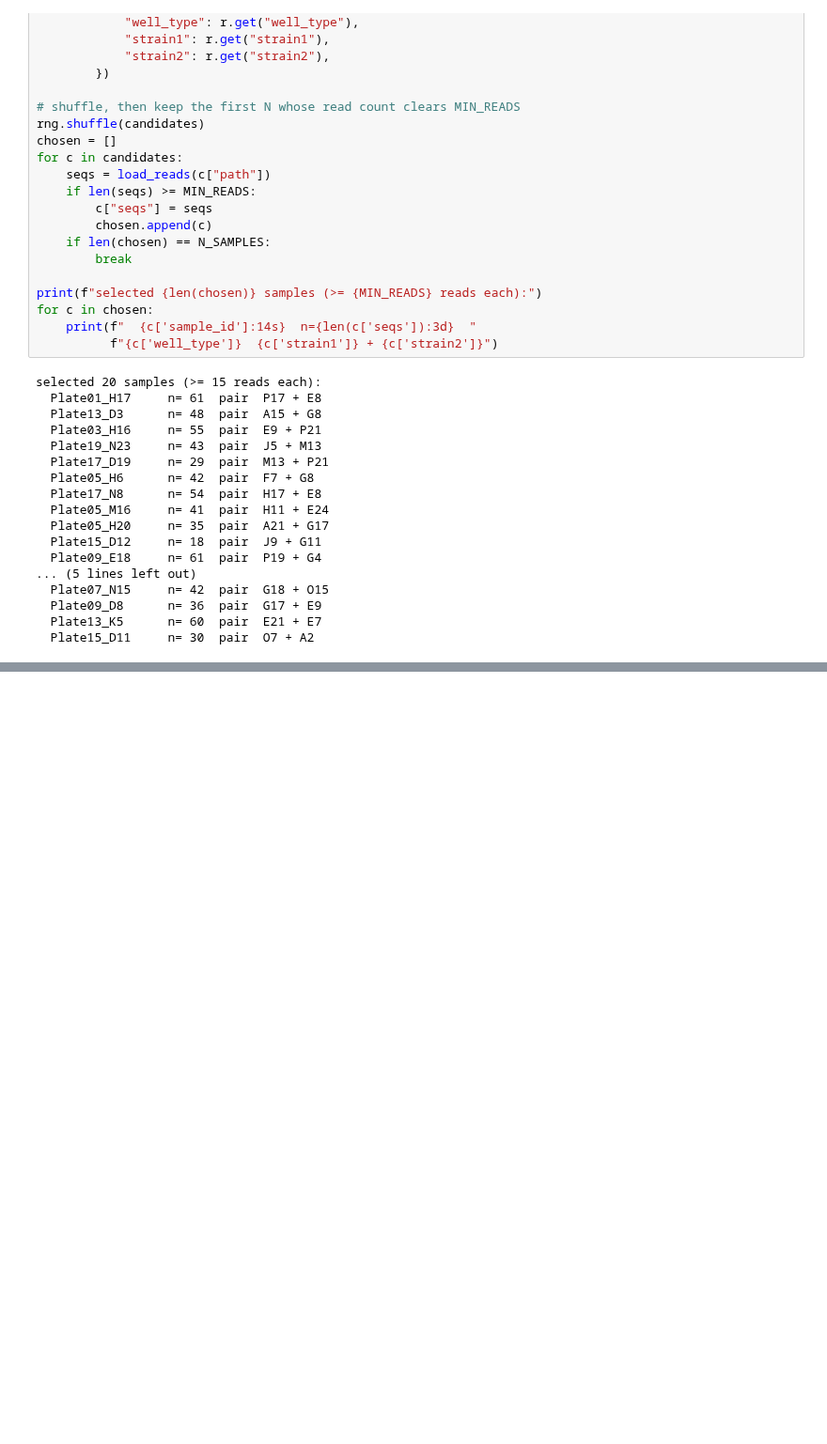
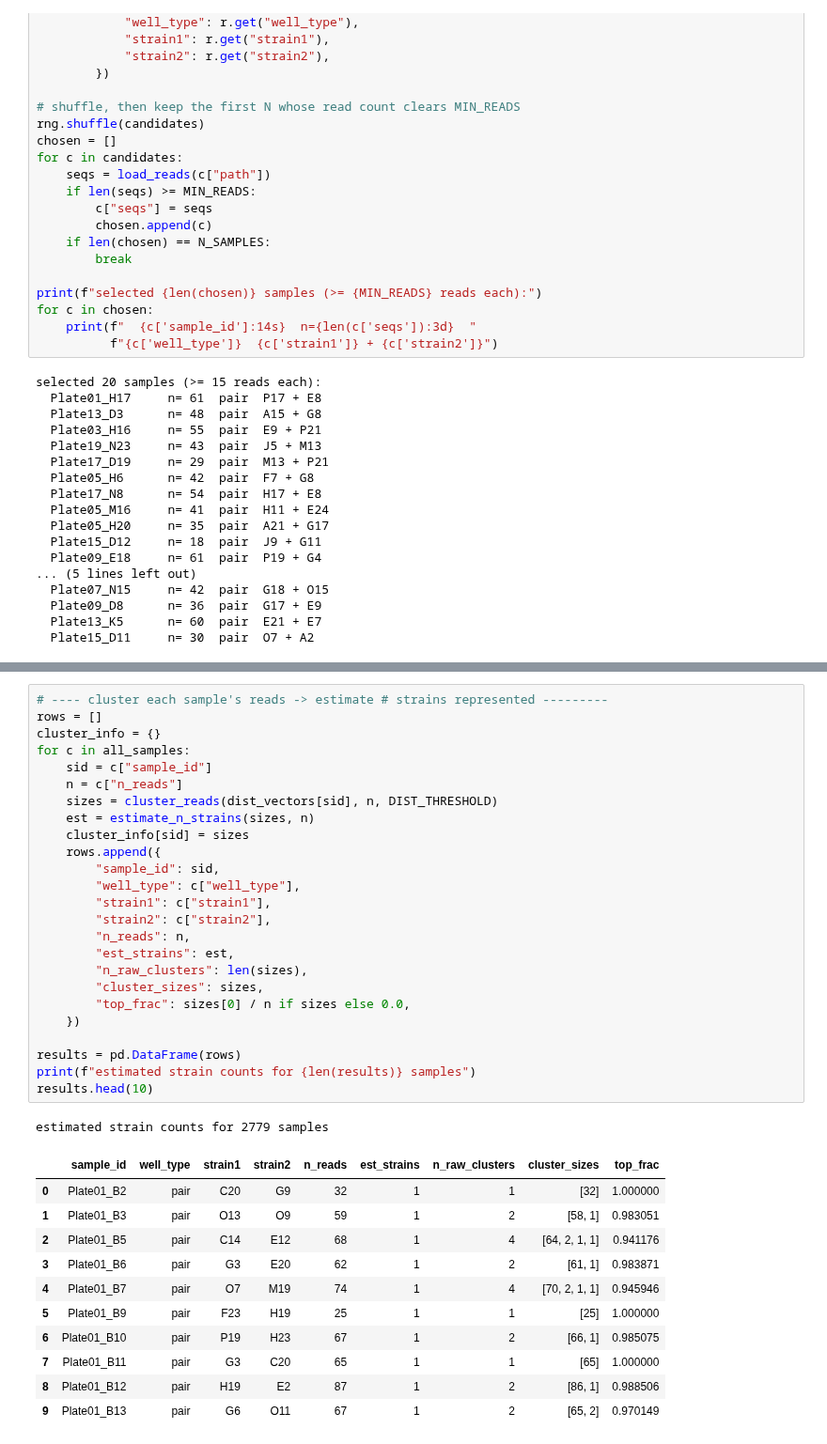
Before and after one commit to RatzkeLab/pairwise-interactions, a Jupyter notebook: 20260630/analysis/check_reads2.ipynb, the cells around one changed output, grey strips where cells are left out. Shown at 94% size. Cells and saved outputs as stored; diff of their text form; blank space fills up the shorter version.

```diff
--- a/20260630/analysis/check_reads2.ipynb
+++ b/20260630/analysis/check_reads2.ipynb
@@ -149,0 +308,38 @@ plt.show()
+# %%
+# ---- cluster each sample's reads -> estimate # strains represented ---------
+rows = []
+cluster_info = {}
+for c in all_samples:
+    sid = c["sample_id"]
+    n = c["n_reads"]
+    sizes = cluster_reads(dist_vectors[sid], n, DIST_THRESHOLD)
+    est = estimate_n_strains(sizes, n)
+    cluster_info[sid] = sizes
+    rows.append({
+        "sample_id": sid,
+        "well_type": c["well_type"],
+        "strain1": c["strain1"],
+        "strain2": c["strain2"],
+        "n_reads": n,
+        "est_strains": est,
+        "n_raw_clusters": len(sizes),
+        "cluster_sizes": sizes,
+        "top_frac": sizes[0] / n if sizes else 0.0,
+    })
+
+results = pd.DataFrame(rows)
+print(f"estimated strain counts for {len(results)} samples")
+results.head(10)
+# %% [output]
+estimated strain counts for 2779 samples
+|  | sample_id | well_type | strain1 | strain2 | n_reads | est_strains | n_raw_clusters | cluster_sizes | top_frac |
+| 0 | Plate01_B2 | pair | C20 | G9 | 32 | 1 | 1 | [32] | 1.000000 |
+| 1 | Plate01_B3 | pair | O13 | O9 | 59 | 1 | 2 | [58, 1] | 0.983051 |
+| 2 | Plate01_B5 | pair | C14 | E12 | 68 | 1 | 4 | [64, 2, 1, 1] | 0.941176 |
+| 3 | Plate01_B6 | pair | G3 | E20 | 62 | 1 | 2 | [61, 1] | 0.983871 |
+| 4 | Plate01_B7 | pair | O7 | M19 | 74 | 1 | 4 | [70, 2, 1, 1] | 0.945946 |
+| 5 | Plate01_B9 | pair | F23 | H19 | 25 | 1 | 1 | [25] | 1.000000 |
+| 6 | Plate01_B10 | pair | P19 | H23 | 67 | 1 | 2 | [66, 1] | 0.985075 |
+| 7 | Plate01_B11 | pair | G3 | C20 | 65 | 1 | 1 | [65] | 1.000000 |
+| 8 | Plate01_B12 | pair | H19 | E2 | 87 | 1 | 2 | [86, 1] | 0.988506 |
+| 9 | Plate01_B13 | pair | G6 | O11 | 67 | 1 | 2 | [65, 2] | 0.970149 |
```
Also changed, not shown: parts of 8 cells of this notebook.
